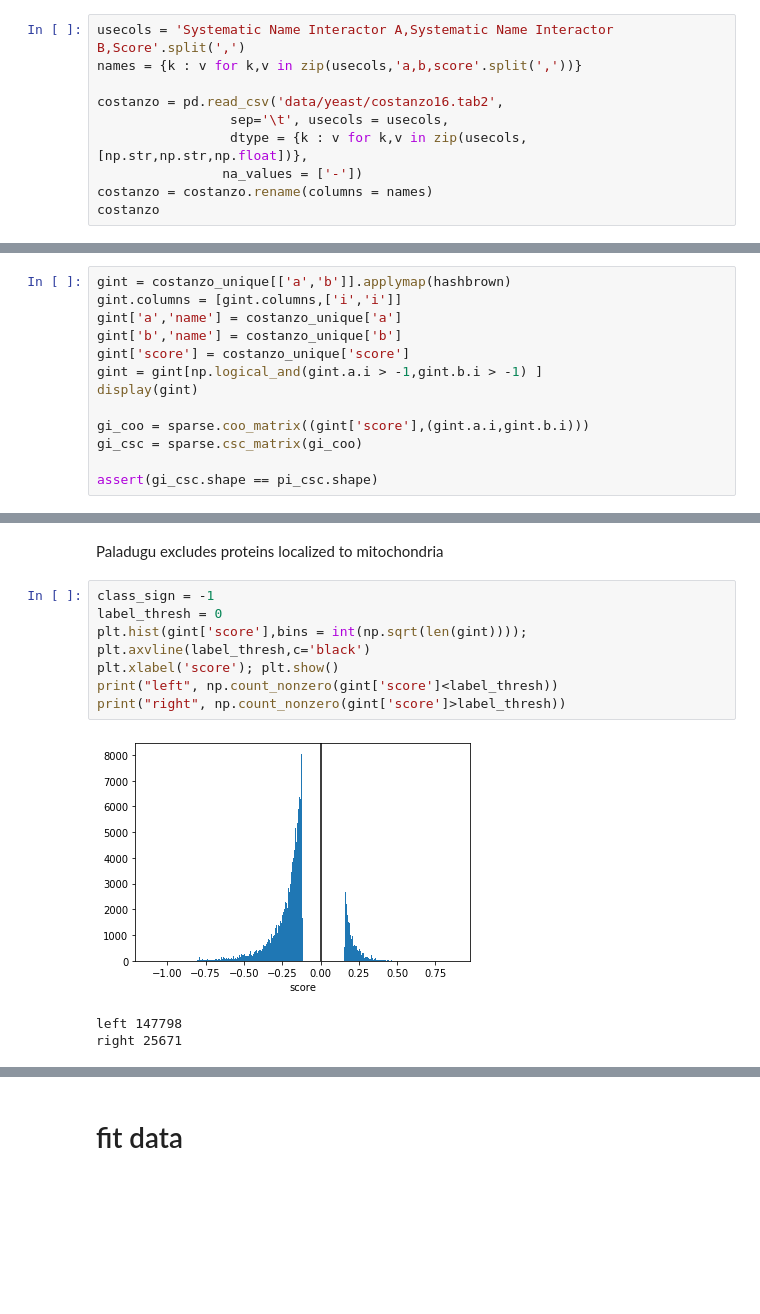
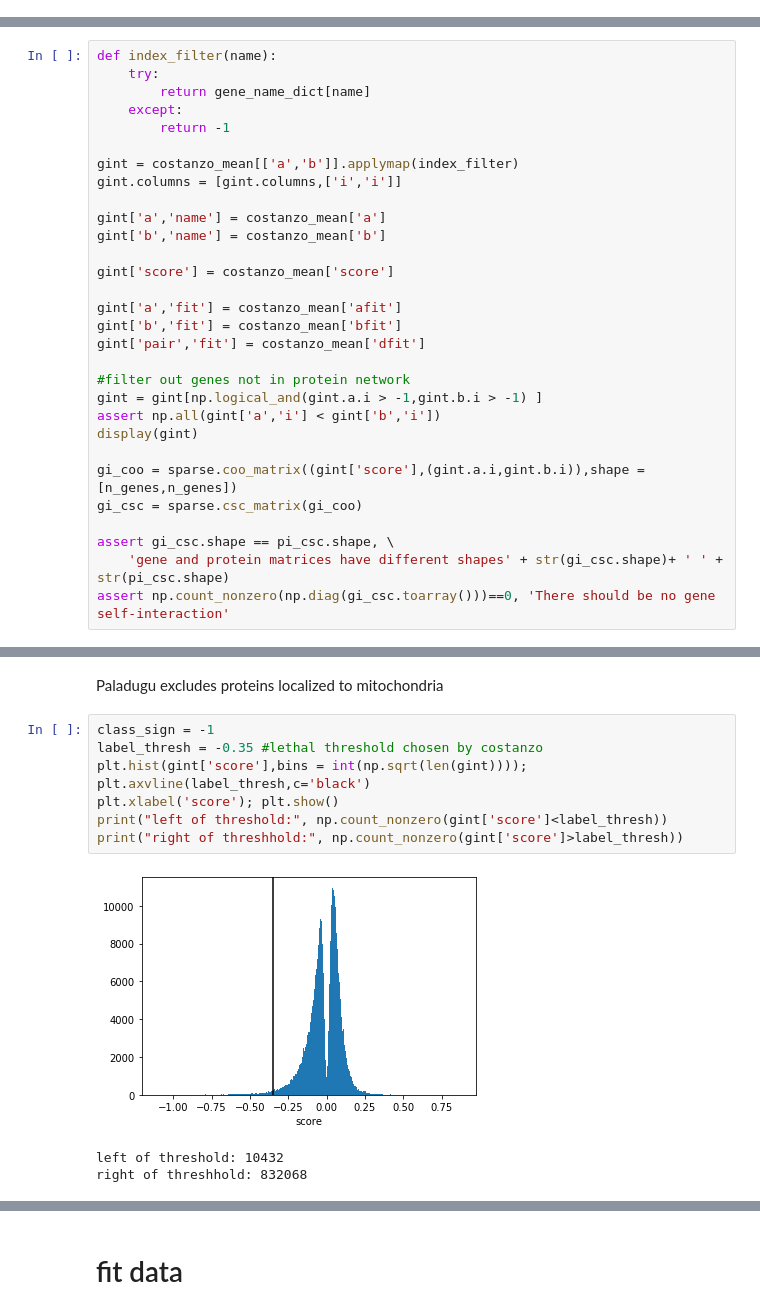
Before and after one commit to akuczala/gene-interaction, a Jupyter notebook: Paladugu.ipynb, the cells around one changed output, grey strips where cells are left out. Drawn from its saved outputs; the diff is of its cells as text; blank space fills up the shorter version.

Commit message:
formatting, more data processing

```diff
--- a/Paladugu.ipynb
+++ b/Paladugu.ipynb
@@ -146,10 +137,0 @@ pd.read_csv('data/yeast/costanzo10.txt',sep='\t', nrows = 1)
-# %%
-usecols = 'Systematic Name Interactor A,Systematic Name Interactor B,Score'.split(',')
-names = {k : v for k,v in zip(usecols,'a,b,score'.split(','))}
-
-costanzo = pd.read_csv('data/yeast/costanzo16.tab2',
-                 sep='\t', usecols = usecols,
-                 dtype = {k : v for k,v in zip(usecols,[np.str,np.str,np.float])},
-                na_values = ['-'])
-costanzo = costanzo.rename(columns = names)
-costanzo
@@ -191,16 +233,33 @@ def hashbrown(name):
 # %% [markdown]
 Build gene interaction dataframe `gint`
 # %%
-gint = costanzo_unique[['a','b']].applymap(hashbrown)
+def index_filter(name):
+    try:
+        return gene_name_dict[name]
+    except:
+        return -1
+
+gint = costanzo_mean[['a','b']].applymap(index_filter)
 gint.columns = [gint.columns,['i','i']]
-gint['a','name'] = costanzo_unique['a']
-gint['b','name'] = costanzo_unique['b']
-gint['score'] = costanzo_unique['score']
+
+gint['a','name'] = costanzo_mean['a']
+gint['b','name'] = costanzo_mean['b']
+
+gint['score'] = costanzo_mean['score']
+
+gint['a','fit'] = costanzo_mean['afit']
+gint['b','fit'] = costanzo_mean['bfit']
+gint['pair','fit'] = costanzo_mean['dfit']
+
+#filter out genes not in protein network
 gint = gint[np.logical_and(gint.a.i > -1,gint.b.i > -1) ]
+assert np.all(gint['a','i'] < gint['b','i'])
 display(gint)
 
-gi_coo = sparse.coo_matrix((gint['score'],(gint.a.i,gint.b.i)))
+gi_coo = sparse.coo_matrix((gint['score'],(gint.a.i,gint.b.i)),shape = [n_genes,n_genes])
 gi_csc = sparse.csc_matrix(gi_coo)
 
-assert(gi_csc.shape == pi_csc.shape)
+assert gi_csc.shape == pi_csc.shape, \
+    'gene and protein matrices have different shapes' + str(gi_csc.shape)+ ' ' + str(pi_csc.shape)
+assert np.count_nonzero(np.diag(gi_csc.toarray()))==0, 'There should be no gene self-interaction'
 # %% [output]
@@ -365,13 +480,13 @@ plt.imshow(neighbor_mat_csc.toarray()[:50,:50],cmap='gray_r'); plt.colorbar()
 Paladugu excludes proteins localized to mitochondria
 # %%
 class_sign = -1
-label_thresh = 0
+label_thresh = -0.35 #lethal threshold chosen by costanzo
 plt.hist(gint['score'],bins = int(np.sqrt(len(gint))));
 plt.axvline(label_thresh,c='black')
 plt.xlabel('score'); plt.show()
-print("left", np.count_nonzero(gint['score']<label_thresh))
-print("right", np.count_nonzero(gint['score']>label_thresh))
+print("left of threshold:", np.count_nonzero(gint['score']<label_thresh))
+print("right of threshhold:", np.count_nonzero(gint['score']>label_thresh))
 # %% [output]
-[figure, old version]
+[figure, new version]
-left 147798
-right 25671
+left of threshold: 10432
+right of threshhold: 832068
```
Also changed, not shown: parts of 134 cells of this notebook, 7 other files.
